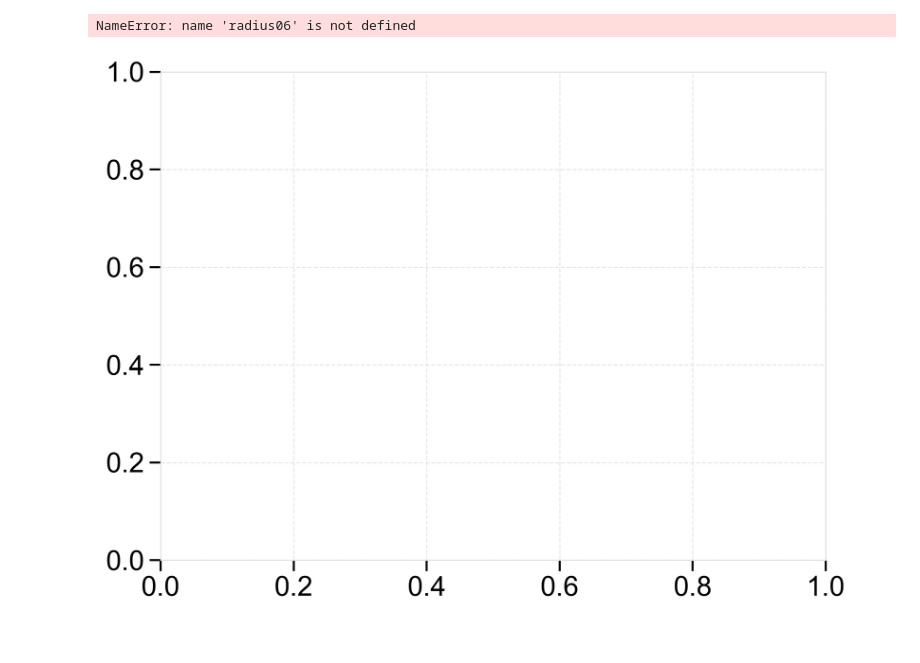
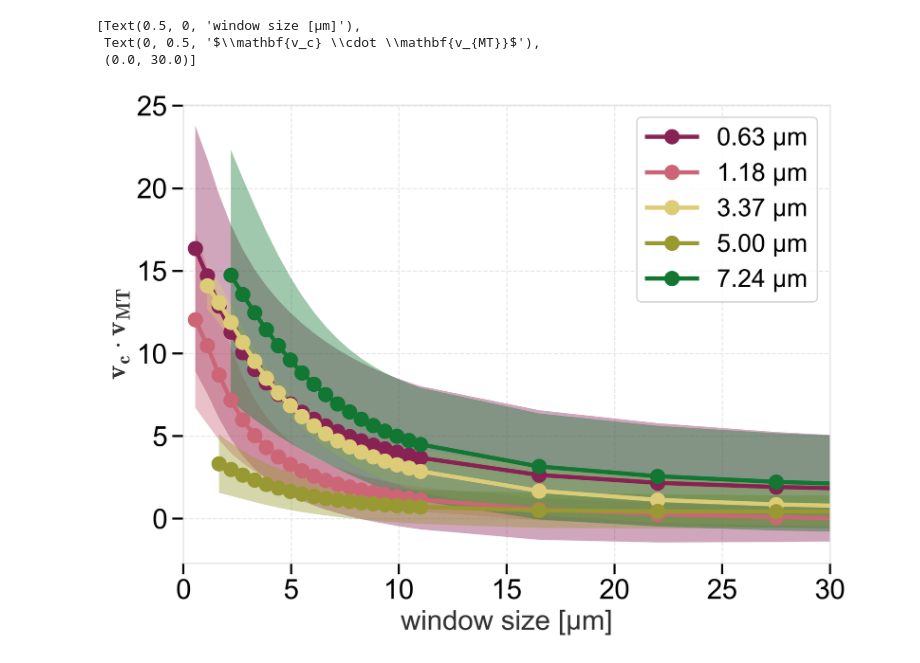
Before and after one commit to wppppupr/MTCargo_analysis, a Jupyter notebook: notebooks/correlation_beads_of.ipynb, the cells around one changed output. Cells and saved outputs as stored; diff of their text form; code cells hidden in the pictures.

```diff
--- a/notebooks/correlation_beads_of.ipynb
+++ b/notebooks/correlation_beads_of.ipynb
@@ -75,37 +75,39 @@ filename = "beads_flow_interaction_gaussian.csv"
 x_axis = 'sigma'
 col = 'dot_product'
 
 df_06, radius06, dot06, dot06std = window_vs(root / "beads06um", filename, col, x_axis)
 df_1, radius1, dot1, dot1std = window_vs(root / "beads1um", filename, col, x_axis)
 df_3, radius3, dot3, dot3std = window_vs(root / "beads3um", filename, col, x_axis)
 df_5, radius5, dot5, dot5std = window_vs(root / "beads5um", filename, col, x_axis)
 df_7, radius7, dot7, dot7std = window_vs(root / "beads7um", filename, col, x_axis)
 
 fig, ax = plt.subplots()
 
 ax.plot(radius06*0.11, dot06, marker = 'o', label='0.63 \u03bcm')
 ax.fill_between(radius06*0.11, dot06+dot06std, dot06-dot06std, alpha = 0.4)
 
 ax.plot(radius1*0.11, dot1, marker = 'o', label='1.18 \u03bcm')
 ax.fill_between(radius1*0.11, dot1+dot1std, dot1-dot1std, alpha = 0.4)
 
-ax.plot(radius3[1:]*0.11, dot3[1:], marker = 'o', label='3.37 \u03bcm')
-ax.fill_between(radius3[1:]*0.11, dot3[1:]+dot3std[1:], dot3[1:]-dot3std[1:], alpha = 0.4)
+ax.plot(radius3[1:-2]*0.11, dot3[1:-2], marker = 'o', label='3.37 \u03bcm')
+ax.fill_between(radius3[1:-2]*0.11, dot3[1:-2]+dot3std[1:-2], dot3[1:-2]-dot3std[1:-2], alpha = 0.4)
 
 ax.plot(radius5[2:]*0.11, dot5[2:], marker = 'o', label='5.00 \u03bcm')
 ax.fill_between(radius5[2:]*0.11, dot5[2:]+dot5std[2:], dot5[2:]-dot5std[2:], alpha = 0.4)
 
 ax.plot(radius7[3:]*0.11, dot7[3:], marker = 'o', label='7.24 \u03bcm')
 ax.fill_between(radius7[3:]*0.11, dot7[3:]+dot7std[3:], dot7[3:]-dot7std[3:], alpha = 0.4)
 
 ax.legend()
 
 ax.set(xlabel='window size [\u03bcm]',
     ylabel= '$\\mathbf{v_c} \\cdot \\mathbf{v_{MT}}$',
     xlim = (0, 30))
 # %% [output]
-NameError: name 'radius06' is not defined
+[Text(0.5, 0, 'window size [μm]'),
+ Text(0, 0.5, '$\\mathbf{v_c} \\cdot \\mathbf{v_{MT}}$'),
+ (0.0, 30.0)]
-[figure, old version]
+[figure, new version]
 # %%
 col = 'cos_sim'
 filename = "beads_flow_interaction_gaussian.csv"
```
Also changed, not shown: parts of 3 cells of this notebook, 4 other files.
